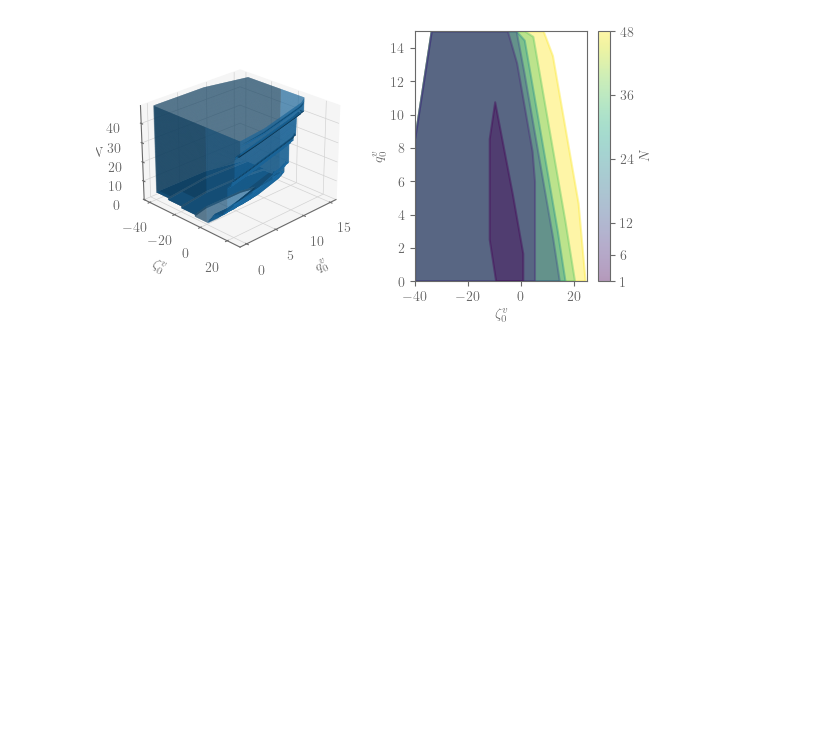
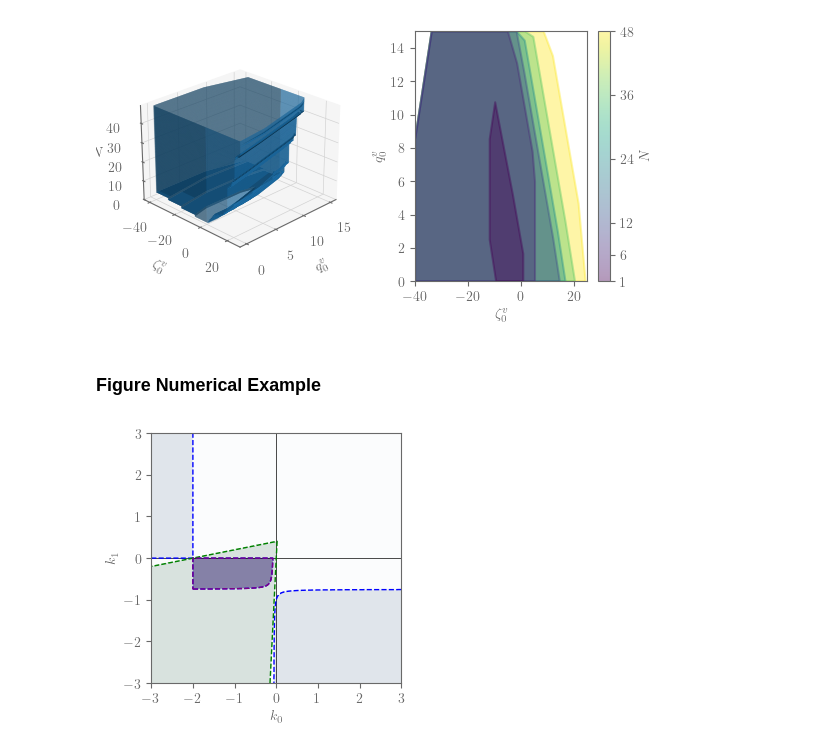
Before and after one commit to Gedlex/time-varying-RHGs, a Jupyter notebook: empc_DSMPC.ipynb, the cells around one changed output. Cells and saved outputs as stored; diff of their text form; code cells hidden in the pictures; blank space fills up the shorter version.

Commit message:
Added figure for numerical example

```diff
--- a/empc_DSMPC.ipynb
+++ b/empc_DSMPC.ipynb
@@ -1014,7 +1014,7 @@ for i, xi_0 in enumerate(tqdm(xt_0, desc='Trajectories', leave=False)):
 
         # Propagate dynamics and save input
         ut[i,t,:]   = sol_u[:,0]
-        xt[i,t+1,:] = sys.f(sol_x[:,0], sol_u[:,0], t=t).reshape((sys.n,))
+        xt[i,t+1,:] = sys_p.f(sol_x[:,0], sol_u[:,0], t=t).reshape((sys.n,))
         sleep(0.01)
 
 # Clear cell output
@@ -1039,7 +1039,7 @@ for i, N in enumerate(tqdm(horizont, desc='Horizons', leave=False)):
     paramst.N = N
 
     # Initialize controller
-    ctrl2 = EMPC(ctrl_p.sys, paramst)
+    ctrl2 = EMPC(sys_p, paramst)
 
     # Set initial state
     xt2[i,0,:] = np.tile(np.array([10, 15]), 10)
@@ -1058,7 +1058,7 @@ for i, N in enumerate(tqdm(horizont, desc='Horizons', leave=False)):
 
         # Propagate dynamics and save input
         ut2[i,t,:]   = sol_u[:,0]
-        xt2[i,t+1,:] = sys2.f(sol_x[:,0], sol_u[:,0], t=t).reshape((sys.n,))
+        xt2[i,t+1,:] = sys_p.f(sol_x[:,0], sol_u[:,0], t=t).reshape((sys.n,))
         sleep(0.01)
 
 # Clear cell output
@@ -1305,3 +1305,61 @@ if export:
     fig.savefig(f"figures/figure_feasible_region_cempc_t_{t:0.1f}.pdf")
 # %% [output]
 [figure]
+# %% [markdown]
+### Figure Numerical Example
+# %%
+# Set rcParams
+export = True
+plt.style.use('default') # 'seaborn-v0_8-darkgrid
+plt.rcParams['text.usetex'] = True
+plt.rcParams['xtick.color'] = 'dimgray'
+plt.rcParams['ytick.color'] = 'dimgray'
+plt.rcParams['axes.edgecolor'] = 'dimgray'
+plt.rcParams['axes.labelcolor'] = 'dimgray'
+plt.rcParams['lines.linewidth'] = 1.5
+plt.rcParams['text.latex.preamble'] = r"""\usepackage{bm}"""
+
+
+# Define meshgrid
+d = np.linspace(-3,3,3000)
+k0,k1 = np.meshgrid(d,d)
+
+# Define variables
+a0=1; a1=-2; b0=2; b1=4
+q0=2; q1=1; r0=0; r1=-1
+
+# Compute sets
+set1 = ((k1*((k0 + q0) * b0**2 + r0 * a0**2) < r0*(q0 + k0)) & (k0*((k1 + q1) * b1**2 + r1 * a1**2) < r1*(q1 + k1))).astype(int)
+set2 = ((k0 + q0 + r0 > k1*(a0**2 + b0**2)) & (k1 + q1 + r1 > k0*(a1**2 + b1**2))).astype(int)
+
+# Create figure
+fig, axs = plt.subplots(1, 1, figsize=(12, 4), layout='constrained')
+
+# Plot first inequalities
+
+axs.contour(k0, k1, set1, levels=[0.5], colors='blue', linewidths=1, linestyles='--')
+axs.imshow(set1, extent=(k0.min(),k0.max(),k1.min(),k1.max()), origin="lower", cmap="Blues", alpha = 0.2)
+
+# Plot second inequalities
+axs.contour(k0, k1, set2, levels=[0.5], colors='green', linewidths=1, linestyles='--')
+axs.imshow(set2, extent=(k0.min(),k0.max(),k1.min(),k1.max()),origin="lower", cmap="Greens", alpha = 0.2)
+
+# Plot union of feasible sets
+axs.contour(k0, k1, (set1 & set2).astype(int), levels=[0.5], colors='purple', linewidths=1, linestyles='--')
+axs.imshow((set1 & set2).astype(int), extent=(k0.min(),k0.max(),k1.min(),k1.max()),origin="lower", cmap="Purples", alpha = 0.3)
+
+# Add axis lines
+axs.axhline(0,color='black', linewidth=0.5, zorder=0)
+axs.axvline(0,color='black', linewidth=0.5, zorder=0)
+
+axs.set_xlim(-3,3)
+axs.set_ylim(-3,3)
+axs.set_xlabel(r'$k_0$')
+axs.set_ylabel(r'$k_1$')
+
+# Export figure
+if export:
+    fig = adjust_margins(fig, width=4, height=2.5, wspace=1.1)
+    fig.savefig(f"figures/figure_rotation_of_indefinite_cost.pdf")
+# %% [output]
+[figure, added]
```
Also changed, not shown: 3 other files.
